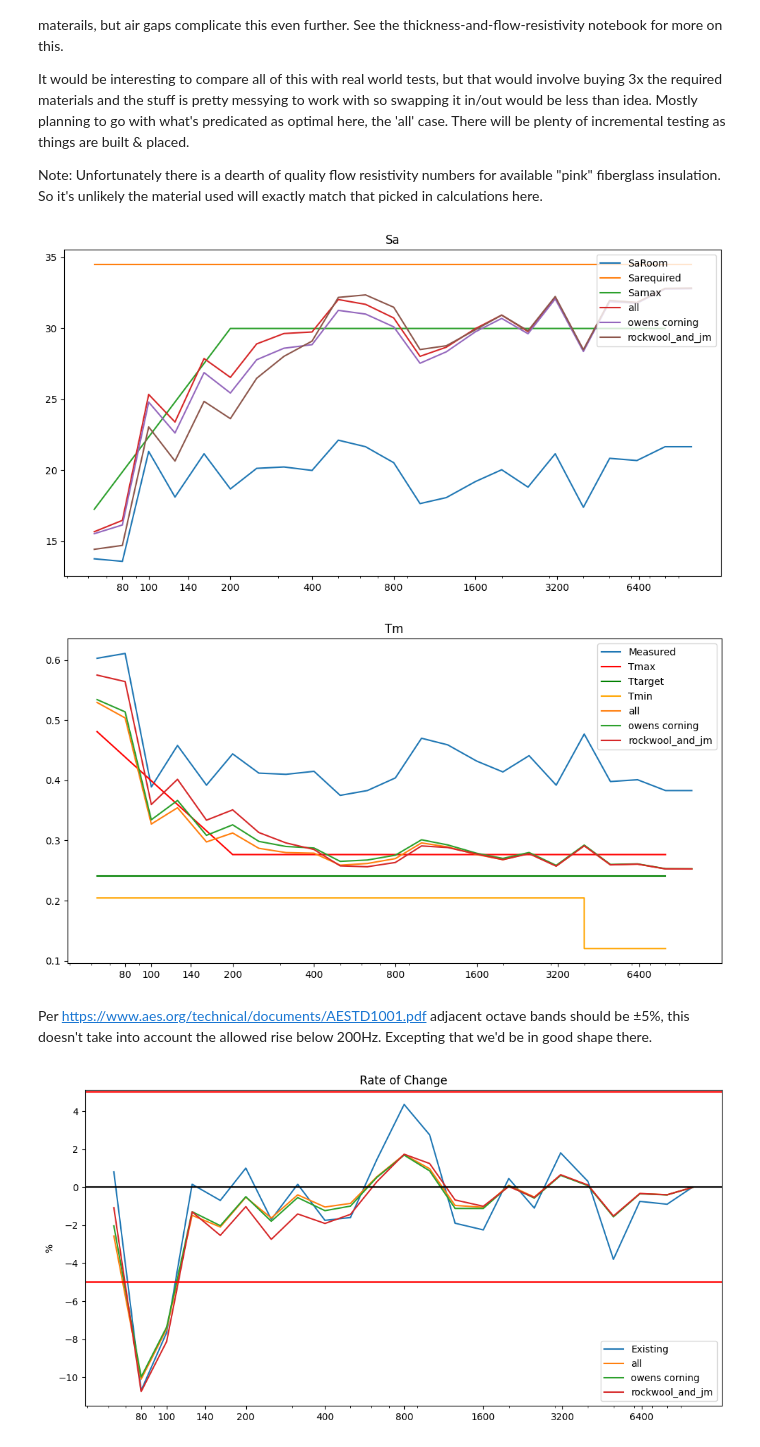
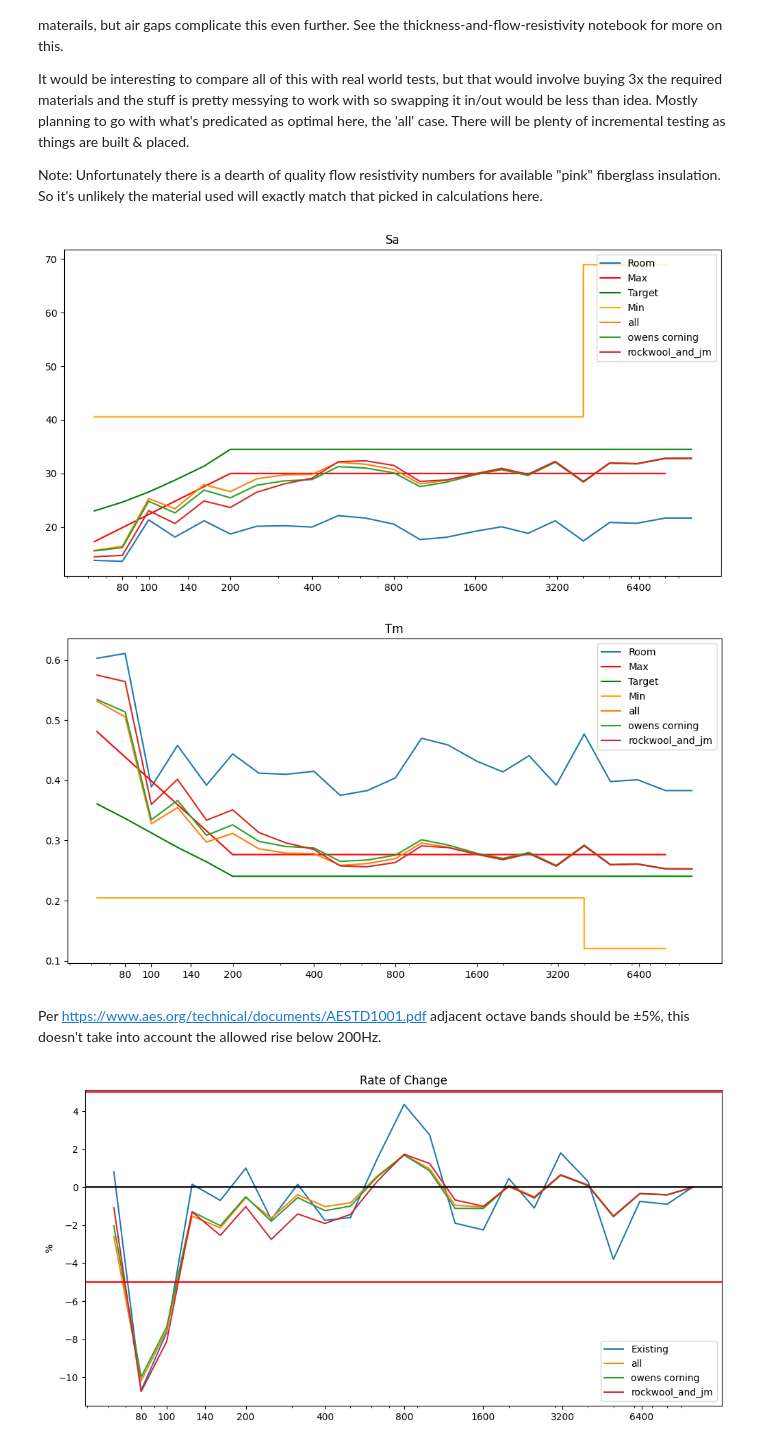
Before and after one commit to ross/acoustics, a Jupyter notebook: porous-absorbers/fitter.ipynb, the cells around one changed output. Cells and saved outputs as stored; diff of their text form; code cells hidden in the pictures.

Commit message:
better Tm target, % area, lots of tweaks

```diff
--- a/porous-absorbers/fitter.ipynb
+++ b/porous-absorbers/fitter.ipynb
@@ -73,9 +124,10 @@ None
 # %% [markdown]
 So we're in decent shape, but still have around 200ms to reduce across the whole spectrum. We'll start by calculating the required time reduction for each frequency and then compute the current Sabines of the room, and finally determine the additional Sabines needed to reach the target.
 # %%
-Tneeded = Tm - Topt
+Tneeded = Ttarget - Topt
 Saroom = (0.161 * volume) / Topt
-Saneeded = Sarequired - Saroom
+Satarget = (0.161 * volume) / Ttarget
+Saneeded = Satarget - Saroom
 
 print("   freq   Topt Tneeded   Saroom Saneeded")
 for fq, tc, tn, sr, sn in zip(freq, Topt, Tneeded, Saroom, Saneeded):
@@ -281,35 +346,36 @@ Note: Unfortunately there is a dearth of quality flow resistivity numbers for av
 # %%
 ax = plot(
     freq,
     dict(
         {
-            "SaRoom": Saroom,
-            "Sarequired": [Sarequired for _ in freq],
-            "Samax": (T_x, (0.161 * volume) / np.array(Tmax)),
+            "Room": Saroom,
+            "Max": (T_x, (0.161 * volume) / np.array(Tmax), {"color": "red"}),
+            "Target": (freq, Satarget, {"color": "green"}),
+            "Min": (T_x, (0.161 * volume) / np.array(Tmin), {"color": "orange"}),
         },
         **{n: b["Sa"] for n, b in best.items()}
     ),
     title="Sa",
 )
 ax = plot(
-    freq_l,
+    freq,
     dict(
         {
-            "Measured": (freq, Topt),
-            "Tmax": (T_x, Tmax, {"color": "red"}),
-            "Ttarget": (T_x, [Tm for _ in T_x], {"color": "green"}),
-            "Tmin": (T_x, Tmin, {"color": "orange"}),
+            "Room": Topt,
+            "Max": (T_x, Tmax, {"color": "red"}),
+            "Target": (freq, Ttarget, {"color": "green"}),
+            "Min": (T_x, Tmin, {"color": "orange"}),
         },
         **{n: b["Tm"] for n, b in best.items()}
     ),
     title="Tm",
 )
 None
 # %% [output]
-[figure, old version]
+[figure, new version]
-[figure, old version]
+[figure, new version]
 # %% [markdown]
-Per https://www.aes.org/technical/documents/AESTD1001.pdf adjacent octave bands should be ±5%, this doesn't take into account the allowed rise below 200Hz. Excepting that we'd be in good shape there.
+Per https://www.aes.org/technical/documents/AESTD1001.pdf adjacent octave bands should be ±5%, this doesn't take into account the allowed rise below 200Hz.
 # %%
 ax = plot(
     freq,
```
Also changed, not shown: parts of 19 cells of this notebook, 3 other files.
